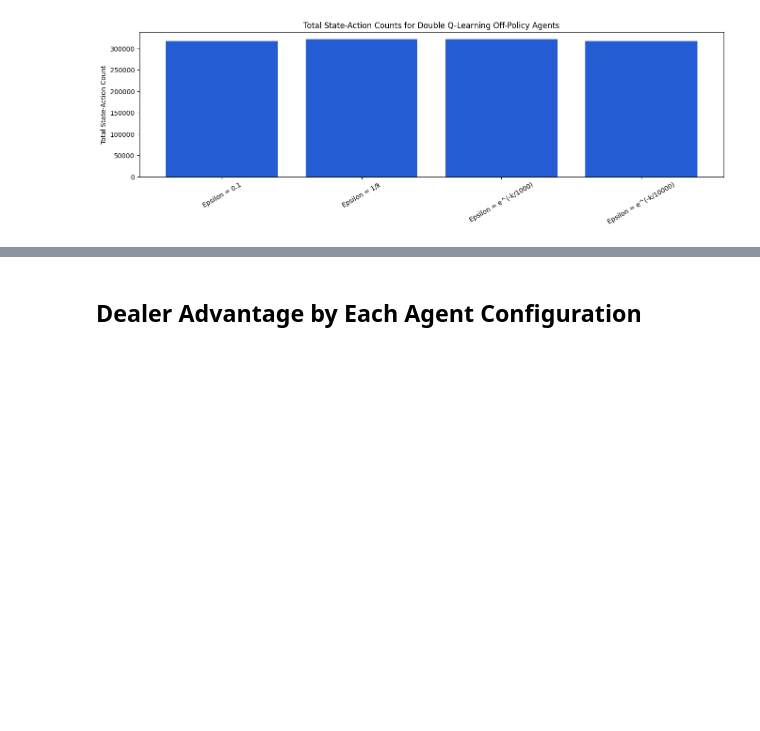
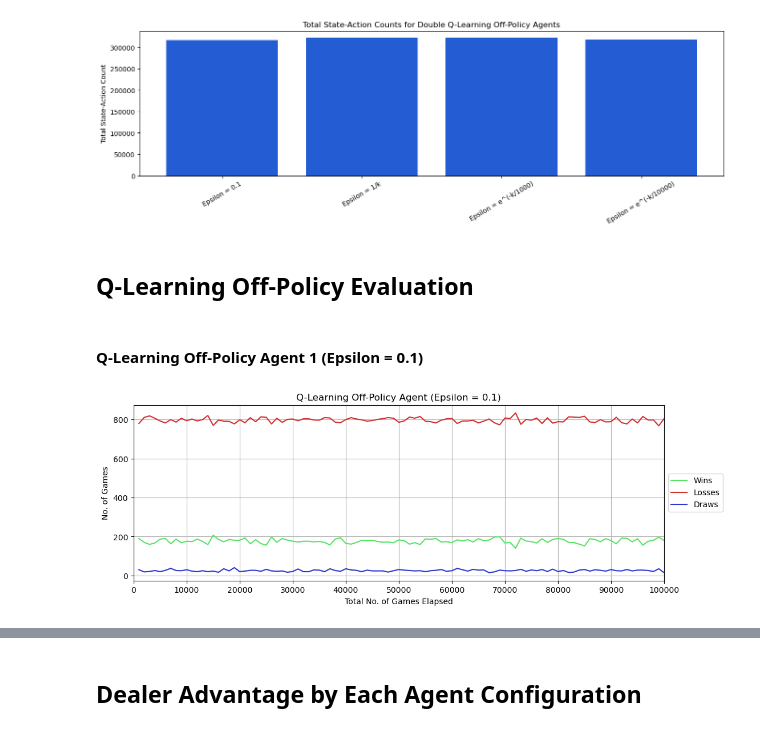
Before and after one commit to bentaliana/ARI2204, a Jupyter notebook: agent_evaluation.ipynb, the cells around one changed output, grey strips where cells are left out. Cells and saved outputs as stored; diff of their text form; code cells hidden in the pictures; blank space fills up the shorter version.

```diff
--- a/agent_evaluation.ipynb
+++ b/agent_evaluation.ipynb
@@ -771,3 +772,7 @@ plot_total_state_action_counts(
 )
 # %% [output]
 [figure]
+# %% [markdown]
+## <b>Q-Learning Off-Policy Evaluation</b>
+# %% [markdown]
+#### <b>Q-Learning Off-Policy Agent 1 (Epsilon = 0.1)</b>
@@ -773,0 +783,4 @@ plot_total_state_action_counts(
+# %%
+plot_results(q_l_agent_1_results [0], "Q-Learning Off-Policy Agent (Epsilon = 0.1)")
+# %% [output]
+[figure, added]
```
Also changed, not shown: parts of 43 cells of this notebook.
